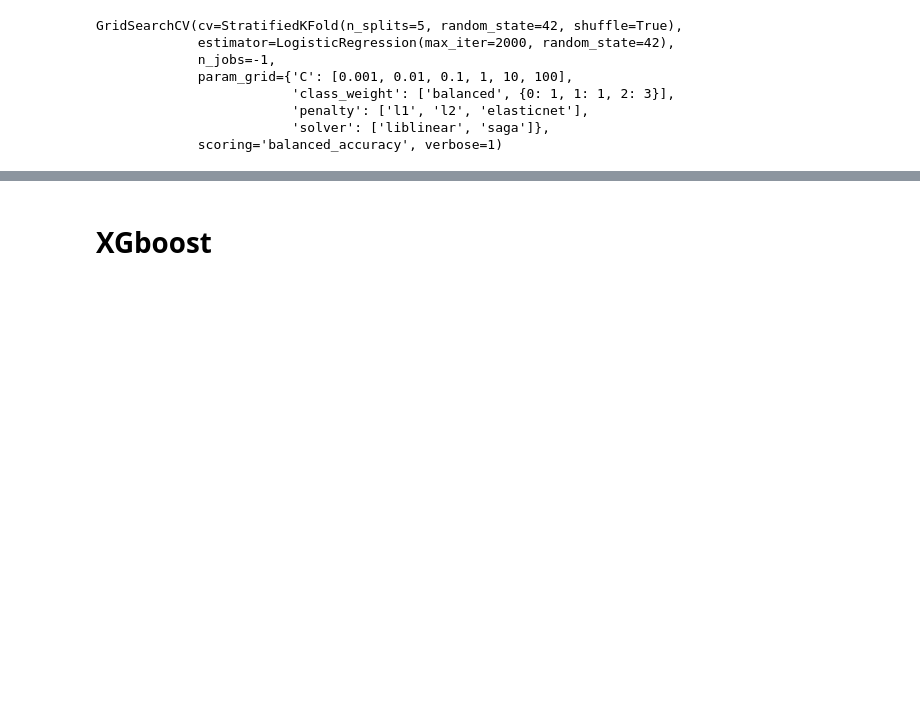
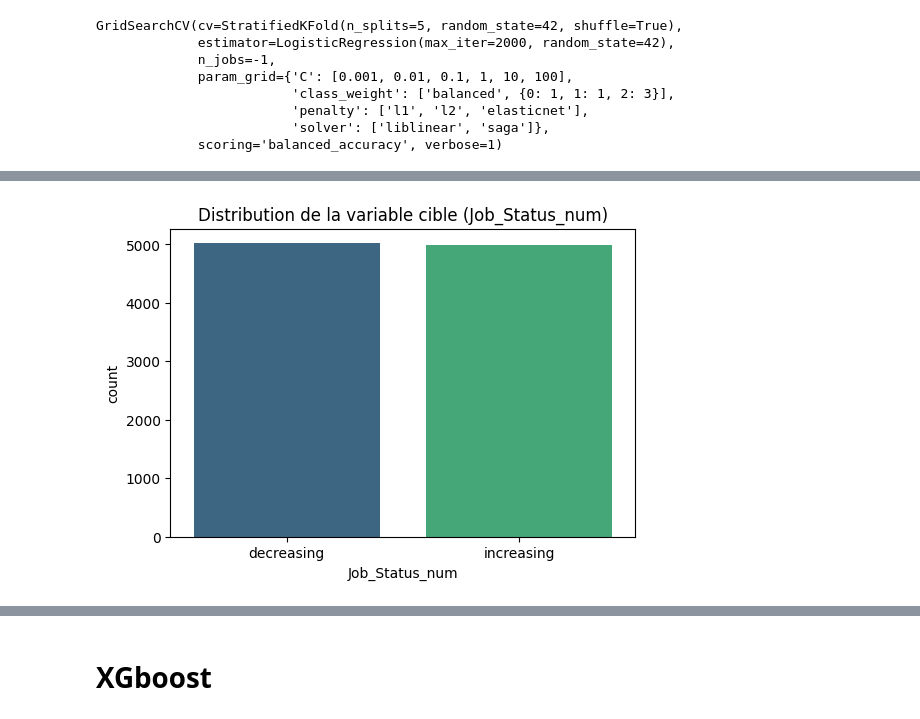
Before and after one commit to Meria-Troudi/mlProject, a Jupyter notebook: models/bo1_Models.ipynb, the cells around one changed output, grey strips where cells are left out. Saved outputs shown, nothing was run; the diff lists cells and outputs as text; code cells hidden in the pictures; blank space fills up the shorter version.

```diff
--- a/models/bo1_Models.ipynb
+++ b/models/bo1_Models.ipynb
@@ -583,0 +558,8 @@ weighted avg       0.52      0.52      0.52      2000
+# %%
+plt.figure(figsize=(6,4))
+sns.countplot(x=y, palette="viridis")
+plt.title("Distribution de la variable cible (Job_Status_num)")
+plt.xticks([0,1], ["decreasing", "increasing"])
+plt.show()
+# %% [output]
+[figure, added]
```
Also changed, not shown: parts of 35 cells of this notebook, 2 other files.
